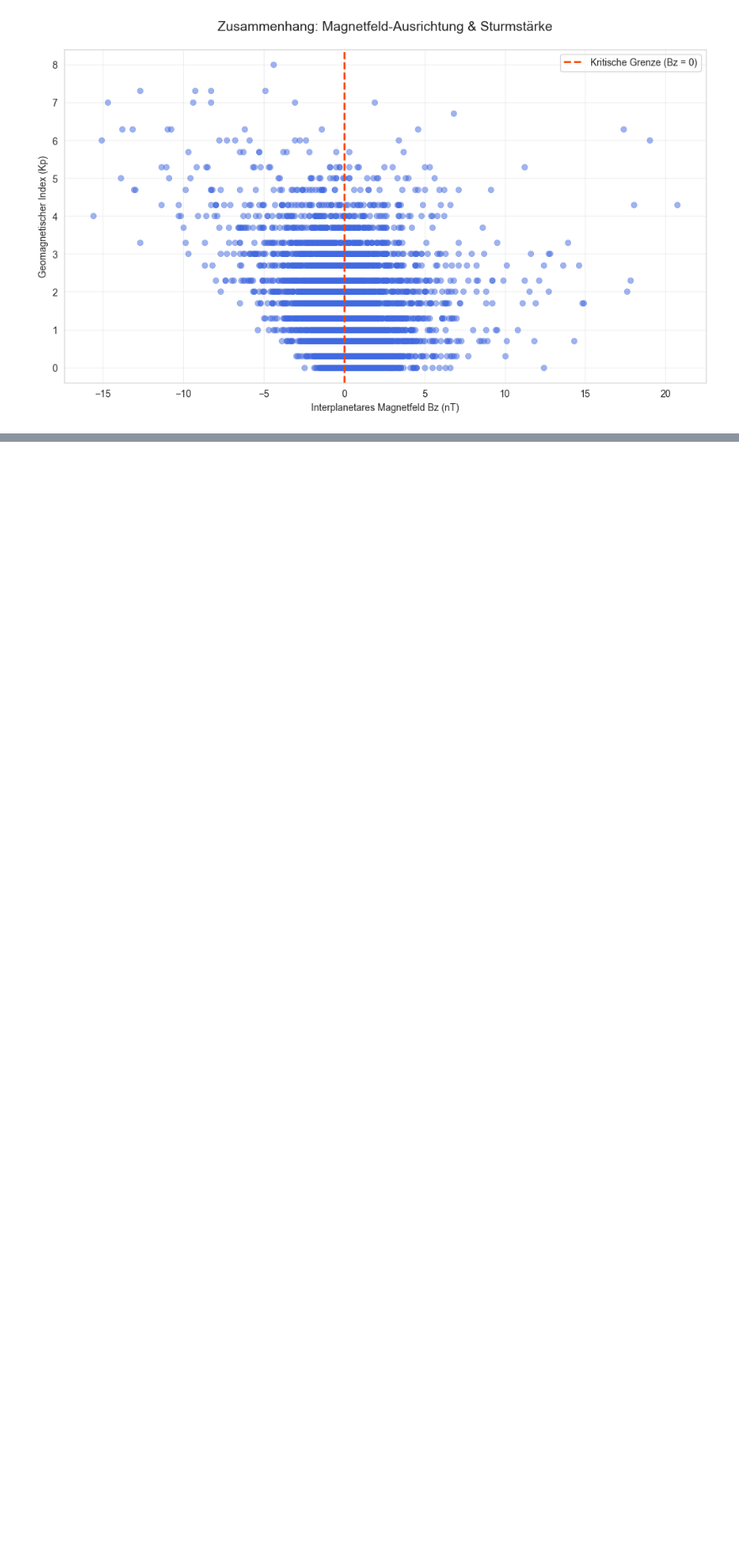
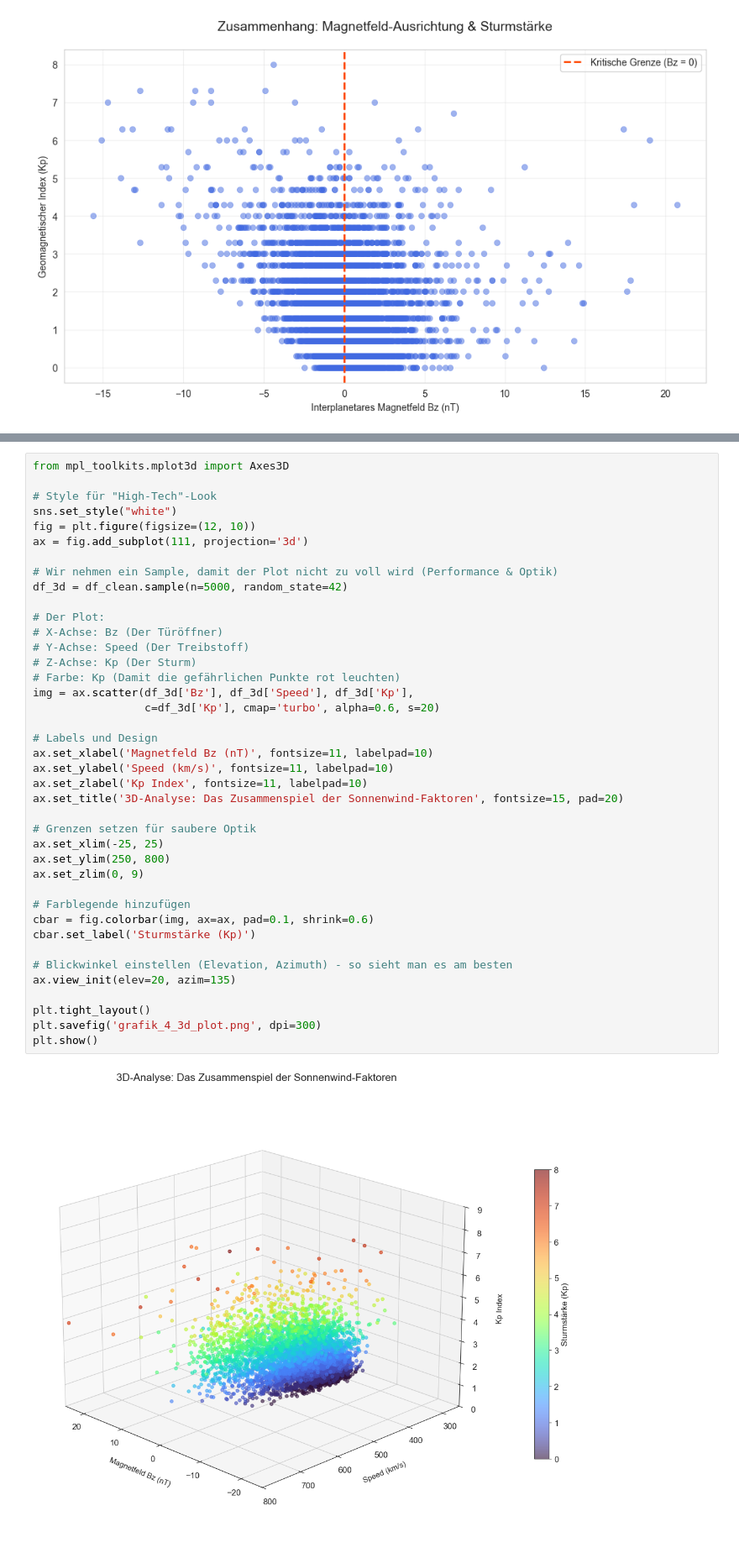
Before and after one commit to jeanpascalgerber/statistics, a Jupyter notebook: Statistik/git/data/gerber_jp_nordlichter.ipynb, the cells around one changed output, grey strips where cells are left out. Shown: that part at 84% size. Saved outputs shown, nothing was run; the diff lists cells and outputs as text; blank space fills up the shorter version.

```diff
--- a/Statistik/git/data/gerber_jp_nordlichter.ipynb
+++ b/Statistik/git/data/gerber_jp_nordlichter.ipynb
@@ -125,0 +128,42 @@ plt.show()
+# %%
+from mpl_toolkits.mplot3d import Axes3D
+
+# Style für "High-Tech"-Look
+sns.set_style("white")
+fig = plt.figure(figsize=(12, 10))
+ax = fig.add_subplot(111, projection='3d')
+
+# Wir nehmen ein Sample, damit der Plot nicht zu voll wird (Performance & Optik)
+df_3d = df_clean.sample(n=5000, random_state=42)
+
+# Der Plot:
+# X-Achse: Bz (Der Türöffner)
+# Y-Achse: Speed (Der Treibstoff)
+# Z-Achse: Kp (Der Sturm)
+# Farbe: Kp (Damit die gefährlichen Punkte rot leuchten)
+img = ax.scatter(df_3d['Bz'], df_3d['Speed'], df_3d['Kp'],
+                 c=df_3d['Kp'], cmap='turbo', alpha=0.6, s=20)
+
+# Labels und Design
+ax.set_xlabel('Magnetfeld Bz (nT)', fontsize=11, labelpad=10)
+ax.set_ylabel('Speed (km/s)', fontsize=11, labelpad=10)
+ax.set_zlabel('Kp Index', fontsize=11, labelpad=10)
+ax.set_title('3D-Analyse: Das Zusammenspiel der Sonnenwind-Faktoren', fontsize=15, pad=20)
+
+# Grenzen setzen für saubere Optik
+ax.set_xlim(-25, 25)
+ax.set_ylim(250, 800)
+ax.set_zlim(0, 9)
+
+# Farblegende hinzufügen
+cbar = fig.colorbar(img, ax=ax, pad=0.1, shrink=0.6)
+cbar.set_label('Sturmstärke (Kp)')
+
+# Blickwinkel einstellen (Elevation, Azimuth) - so sieht man es am besten
+ax.view_init(elev=20, azim=135)
+
+plt.tight_layout()
+plt.savefig('grafik_4_3d_plot.png', dpi=300)
+plt.show()
+# %% [output]
+[figure, added]
```
Also changed, not shown: parts of 2 cells of this notebook.
